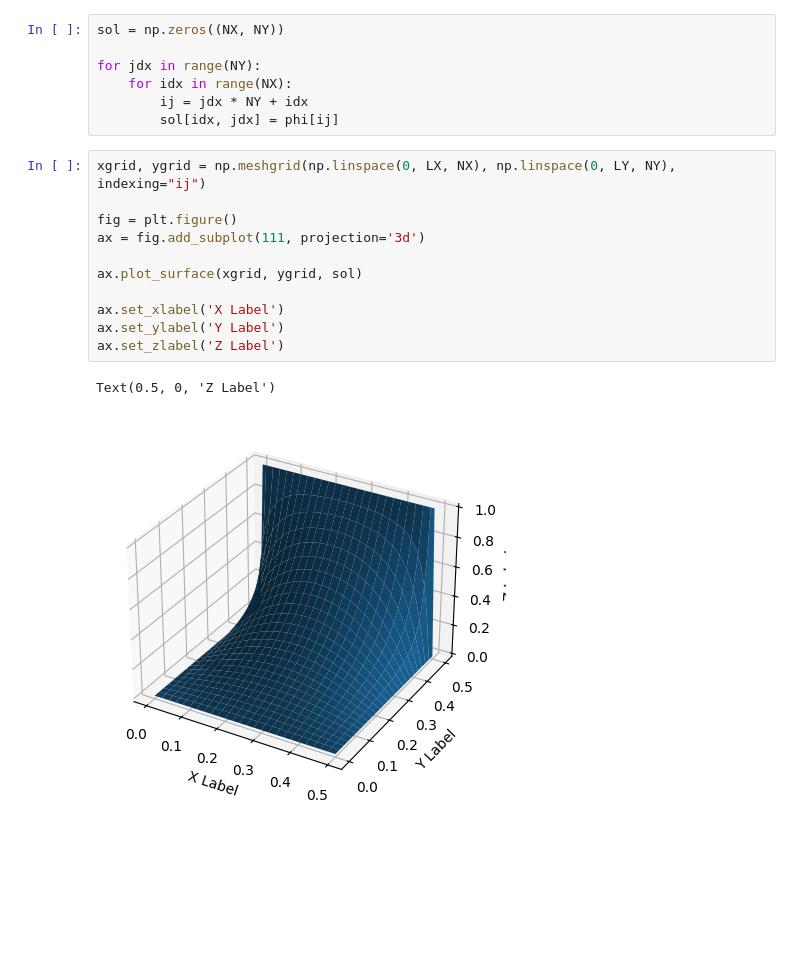
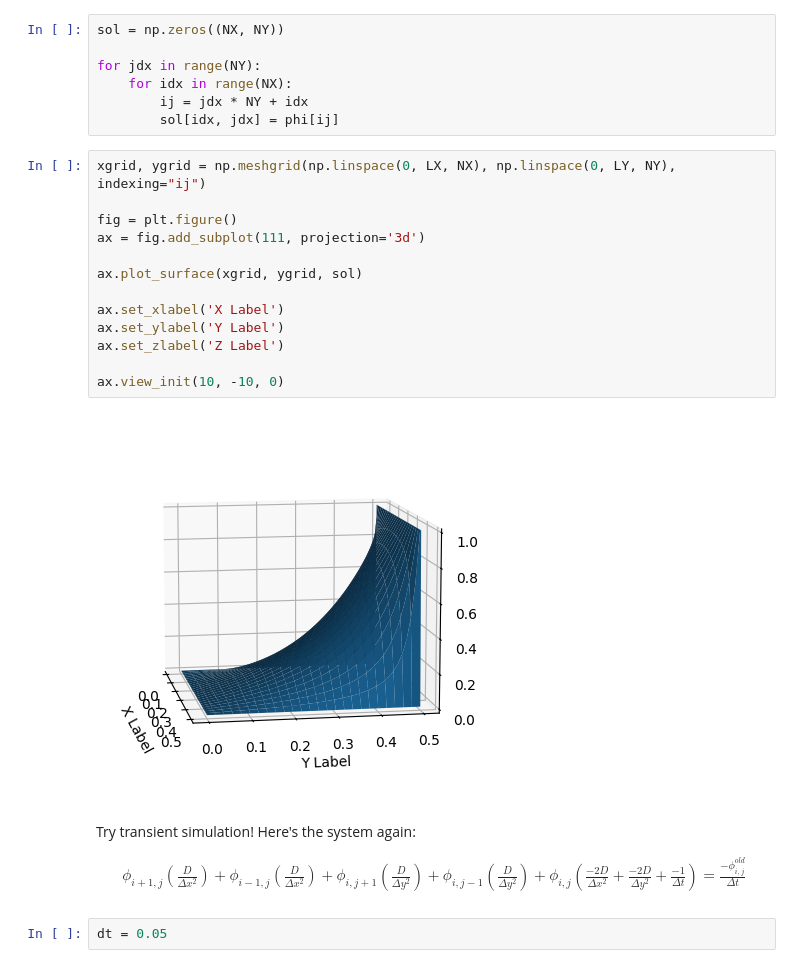
Before and after one commit to wujorgen/2d_heat_conduction, a Jupyter notebook: cfd_methods_book/finite_diff_example_diffusion.ipynb, the cells around one changed output. Cells and saved outputs as stored; diff of their text form; blank space fills up the shorter version.

```diff
--- a/cfd_methods_book/finite_diff_example_diffusion.ipynb
+++ b/cfd_methods_book/finite_diff_example_diffusion.ipynb
@@ -134,14 +137,28 @@ for jdx in range(NY):
 # %%
 xgrid, ygrid = np.meshgrid(np.linspace(0, LX, NX), np.linspace(0, LY, NY), indexing="ij")
 
 fig = plt.figure()
 ax = fig.add_subplot(111, projection='3d')
 
 ax.plot_surface(xgrid, ygrid, sol)
 
 ax.set_xlabel('X Label')
 ax.set_ylabel('Y Label')
 ax.set_zlabel('Z Label')
+
+ax.view_init(10, -10, 0)
 # %% [output]
-Text(0.5, 0, 'Z Label')
-[figure, old version]
+[figure, new version]
+# %% [markdown]
+Try transient simulation! Here's the system again:
+
+\begin{split}
+\phi_{i+1,j}\left(\frac{D}{\Delta x^2}\right)
++ \phi_{i-1,j}\left(\frac{D}{\Delta x^2}\right)
++ \phi_{i,j+1}\left(\frac{D}{\Delta y^2}\right)
++ \phi_{i,j-1}\left(\frac{D}{\Delta y^2}\right)
++ \phi_{i,j}\left(\frac{-2D}{\Delta x^2} + \frac{-2D}{\Delta y^2} + \frac{-1}{\Delta t}\right)
+= \frac{- \phi_{i,j}^{old}}{\Delta t}
+\end{split}
+# %%
+dt = 0.05
```
Also changed, not shown: parts of 10 cells of this notebook, 1 other file.
